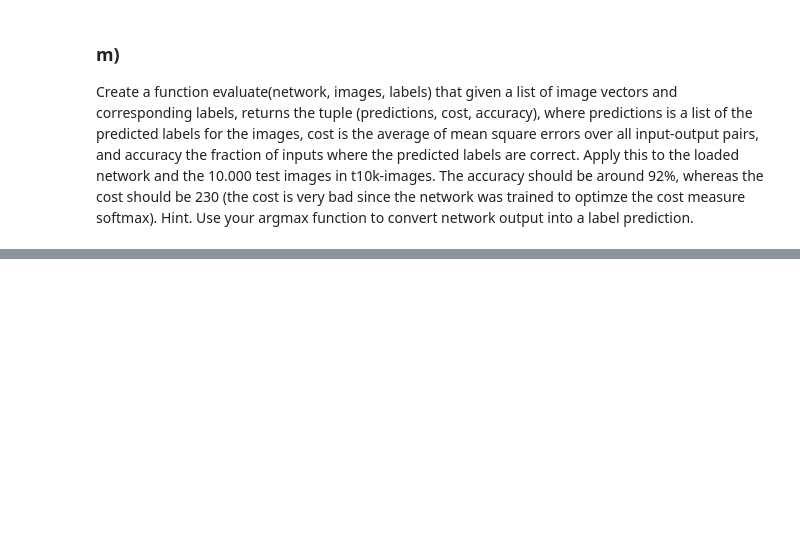
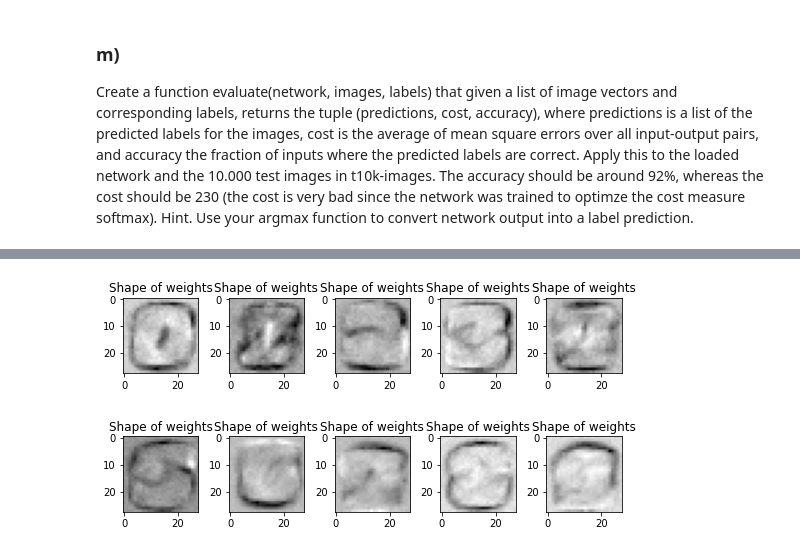
Before and after one commit to lucasbagge/aarhus-dv, a Jupyter notebook: 2-semester/ip/finalProject/minstProject.ipynb, the cells around one changed output, grey strips where cells are left out. Saved outputs shown, nothing was run; the diff lists cells and outputs as text; code cells hidden in the pictures; blank space fills up the shorter version.

```diff
--- a/2-semester/ip/finalProject/minstProject.ipynb
+++ b/2-semester/ip/finalProject/minstProject.ipynb
@@ -273,0 +310,32 @@ Hint. Use your argmax function to convert network output into a label prediction
+# %%
+A, b = linear_load('mnist_linear (4).weights')
+
+A_list = A
+
+df = DataFrame(A_list,columns=['col0','col1','col2','col3','col4','col5',\
+                'col6','col7','col8','col9'])
+
+def reshape_list(list_to):
+  S = 28, 28
+  test_reshape = list(ft.reduce(lambda x, y: map(list, zip(*y*(x,))), (iter(list_to), *S[:0:-1])))
+  return test_reshape
+
+#def pandas_list(df):
+save_object = []
+for i in df:
+  save_object.append(df[i].tolist())
+
+new_shape_of_A = list(map(reshape_list, save_object))
+
+num = 10
+num_row = 2
+num_col = 5
+fig, axes = plt.subplots(num_row, num_col, figsize=(1.5*num_col,2*num_row))
+for i in range(num):
+  ax = axes[i//num_col, i%num_col]
+  ax.imshow(new_shape_of_A[i], cmap='gray')
+  ax.set_title('Shape of weights')
+plt.tight_layout()
+plt.show()
+# %% [output]
+[figure, added]
```
Also changed, not shown: parts of 17 cells of this notebook, 2 other files.
